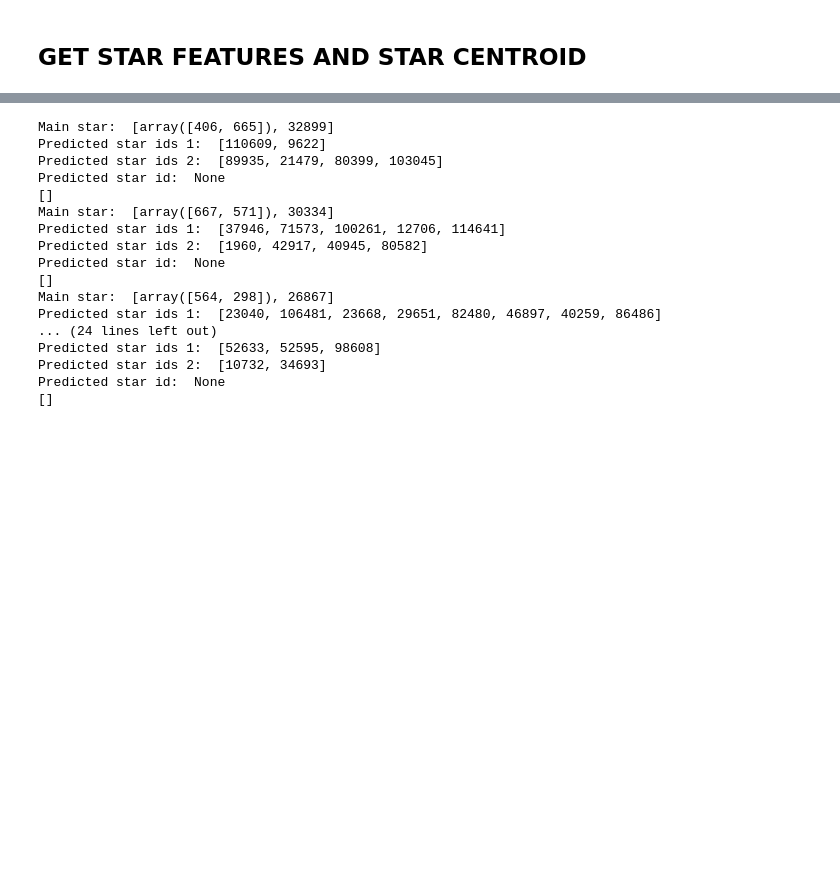
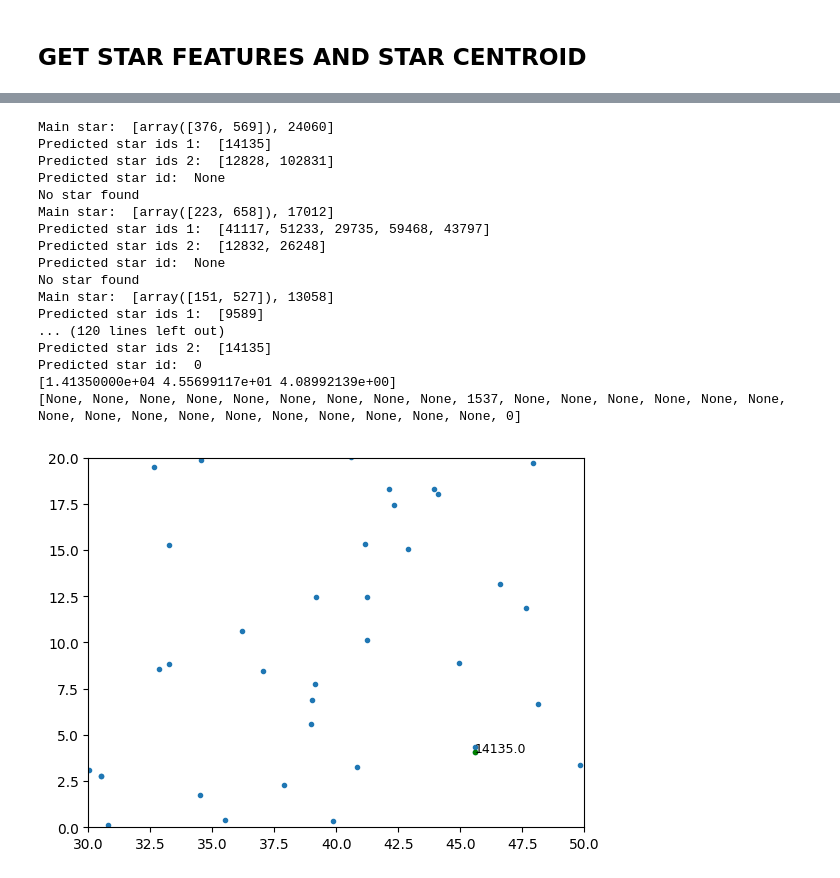
Before and after one commit to I-Zuniga/Event_Star_tracker, a Jupyter notebook: jupyter_notebooks/sdk_test.ipynb, the cells around one changed output, grey strips where cells are left out. Drawn from its saved outputs; the diff is of its cells as text; code cells hidden in the pictures; blank space fills up the shorter version.

```diff
--- a/jupyter_notebooks/sdk_test.ipynb
+++ b/jupyter_notebooks/sdk_test.ipynb
@@ -377,11 +398,11 @@ with open('../data/SOM_parameters/star_dict_'+ name + '.p', 'rb') as infile:
 from lib.event_processing import *
 
 # ref_pixel_to_deg = 0.005319449742301844 /3.5#In degres from sun_calibration with FOV=reference_FOV
-ref_pixel_to_deg = 0.0014556989247311827 #In degres from sun_calibration with FOV=reference_FOV
+ref_pixel_to_deg = 0.0009601418439716312 #In degres from sun_calibration with FOV=reference_FOV
 
 
-reference_FOV = 2 #In degrees
-recording_FOV = 10 #In degrees
+reference_FOV = 1 #In degrees
+recording_FOV = 14.3 #In degrees
 num_of_neirbours = 4
 
 features_vec_1 = []
@@ -419,28 +440,53 @@ for i in range(len(predcited_stars)):
     print('Predicted star ids 1: ', predcited_stars[i][0])
     print('Predicted star ids 2: ', predcited_stars[i][1])
     print('Predicted star id: ', predcited_stars[i][2])
-    print(stars_data[stars_data[:,0] == predcited_stars[i][2]])
+    print(stars_data[predcited_stars[i][2]] if predcited_stars[i][2] is not None else 'No star found')
 
 
-# print(stars_data[stars_data[star_guess]])
+print([x[2] for x in predcited_stars])
 # %% [output]
-Main star:  [array([406, 665]), 32899]
-Predicted star ids 1:  [110609, 9622]
-Predicted star ids 2:  [89935, 21479, 80399, 103045]
+Main star:  [array([376, 569]), 24060]
+Predicted star ids 1:  [14135]
+Predicted star ids 2:  [12828, 102831]
 Predicted star id:  None
-[]
-Main star:  [array([667, 571]), 30334]
-Predicted star ids 1:  [37946, 71573, 100261, 12706, 114641]
-Predicted star ids 2:  [1960, 42917, 40945, 80582]
+No star found
+Main star:  [array([223, 658]), 17012]
+Predicted star ids 1:  [41117, 51233, 29735, 59468, 43797]
+Predicted star ids 2:  [12832, 26248]
 Predicted star id:  None
-[]
-Main star:  [array([564, 298]), 26867]
-Predicted star ids 1:  [23040, 106481, 23668, 29651, 82480, 46897, 40259, 86486]
-... (24 lines left out)
-Predicted star ids 1:  [52633, 52595, 98608]
-Predicted star ids 2:  [10732, 34693]
-Predicted star id:  None
-[]
+No star found
+Main star:  [array([151, 527]), 13058]
+Predicted star ids 1:  [9589]
+... (120 lines left out)
+Predicted star ids 2:  [14135]
+Predicted star id:  0
+[1.41350000e+04 4.55699117e+01 4.08992139e+00]
+[None, None, None, None, None, None, None, None, None, 1537, None, None, None, None, None, None, None, None, None, None, None, None, None, None, None, None, 0]
+# %%
+plt.figure()
+plt.plot([x[1] for x in stars_data],stars_data[:,2],'.')
+
+x_range = [30, 50]
+y_range = [0, 20]
+
+not_none = [x[2] for x in predcited_stars if x[2] is not None]
+stars_subdata = stars_data[not_none]
+#Check that the stars are in range
+# stars_subdata = [x.tolist() for x in stars_subdata if np.round(x[1]) in range(x_range[0], x_range[1]) and np.round(x[2]) in range(y_range[0], y_range[1])]
+
+plt.plot([x[1] for x in stars_subdata],stars_subdata[:,2],'.g')
+#Plot the identification names of the sub set of stars
+for i in range(len(stars_subdata)):
+    if stars_subdata[i,1] < x_range[1] and stars_subdata[i,1] > x_range[0] and stars_subdata[i,2] < y_range[1] and stars_subdata[i,2] > y_range[0]:
+        plt.text(stars_subdata[i,1], stars_subdata[i,2], str(stars_subdata[i,0]) , fontsize=9)
+
+#change the limits of the axis
+plt.xlim(x_range)
+plt.ylim(y_range)
+
+plt.show()
+# %% [output]
+[figure, added]
 # %%
 star_postion = np.array([60,80]) #EXAMPLE -> GET FROM SOM
 
```
Also changed, not shown: parts of 7 cells of this notebook, 16 other files.
